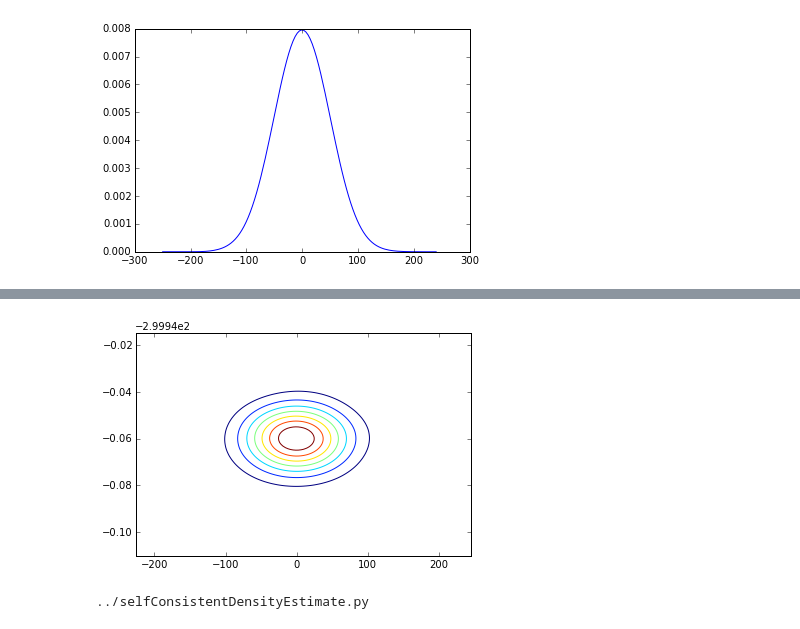
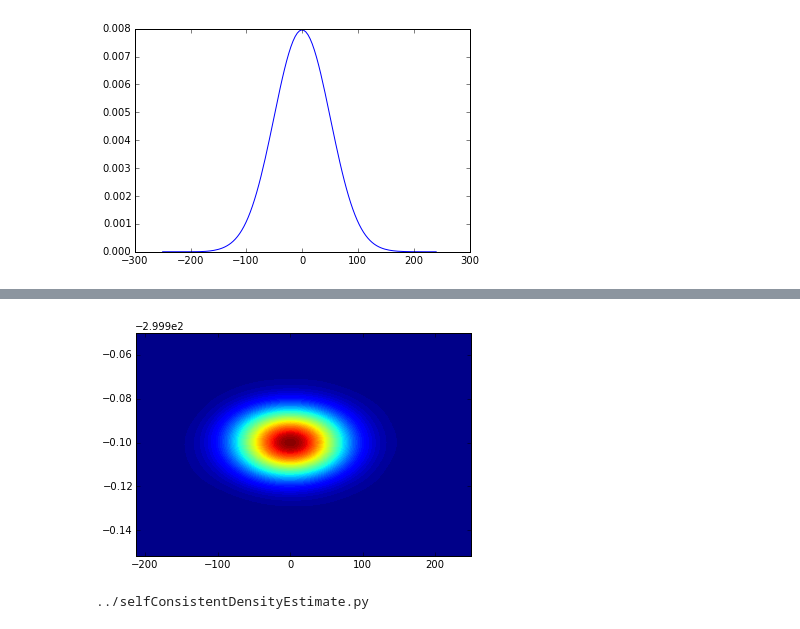
Before and after one commit to LBL-EESA/fastkde, a Jupyter notebook: testing/simple interface testing.ipynb, the cells around one changed output, grey strips where cells are left out. Drawn from its saved outputs; the diff is of its cells as text; code cells hidden in the pictures.

```diff
--- a/testing/simple interface testing.ipynb
+++ b/testing/simple interface testing.ipynb
@@ -29,26 +29,26 @@ PP.show()
 # %%
 
 import numpy as np
 import selfConsistentDensityEstimate as sc
 import pylab as P
 
 #Generate two random variables dataset (representing 100000 pairs of datapoints)
 N = 2e5
 var1 = 50*np.random.normal(size=N) + 0.1
 var2 = 0.01*np.random.normal(size=N) - 300
 
 #Do the self-consistent density estimate
 myPDF,axes = sc.pdf(var1=var1,var2=var2)
 
 v1,v2 = axes
 
 #Plot contours of the PDF should be a set of concentric ellipsoids centered on
 #(0.1, -300) Comparitively, the y axis range should be tiny and the x axis range
 #should be large
-P.contour(v1,v2,myPDF)
+P.contourf(v1,v2,myPDF,64)
 P.show()
 # %% [output]
-[figure, old version]
+[figure, new version]
 # %%
 print sc.__file__
 # %% [output]
```
Also changed, not shown: parts of 1 cell of this notebook, 2 other files.
